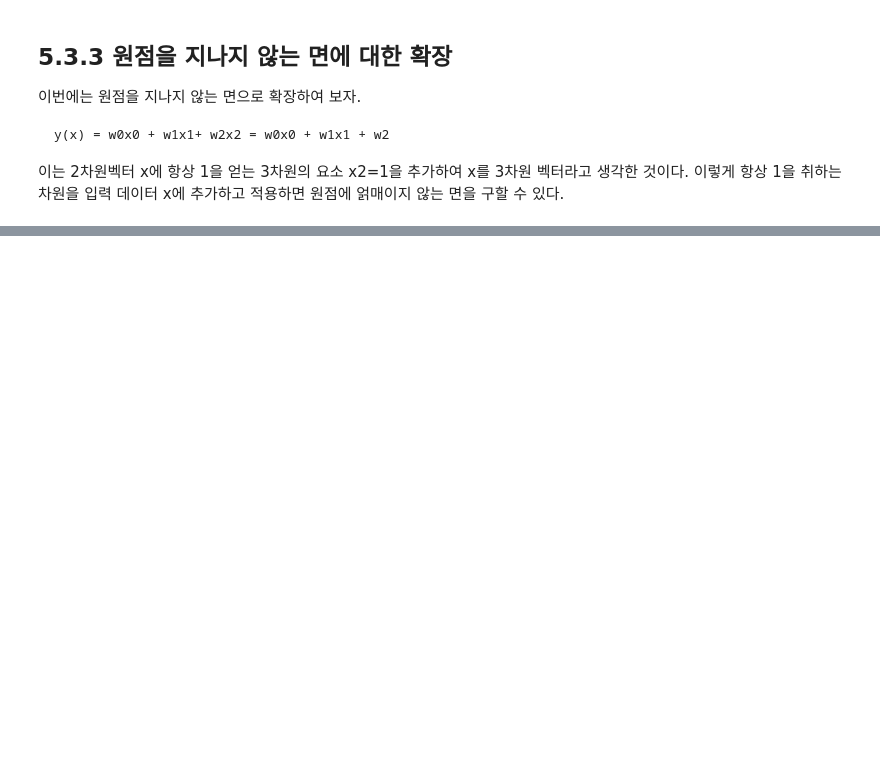
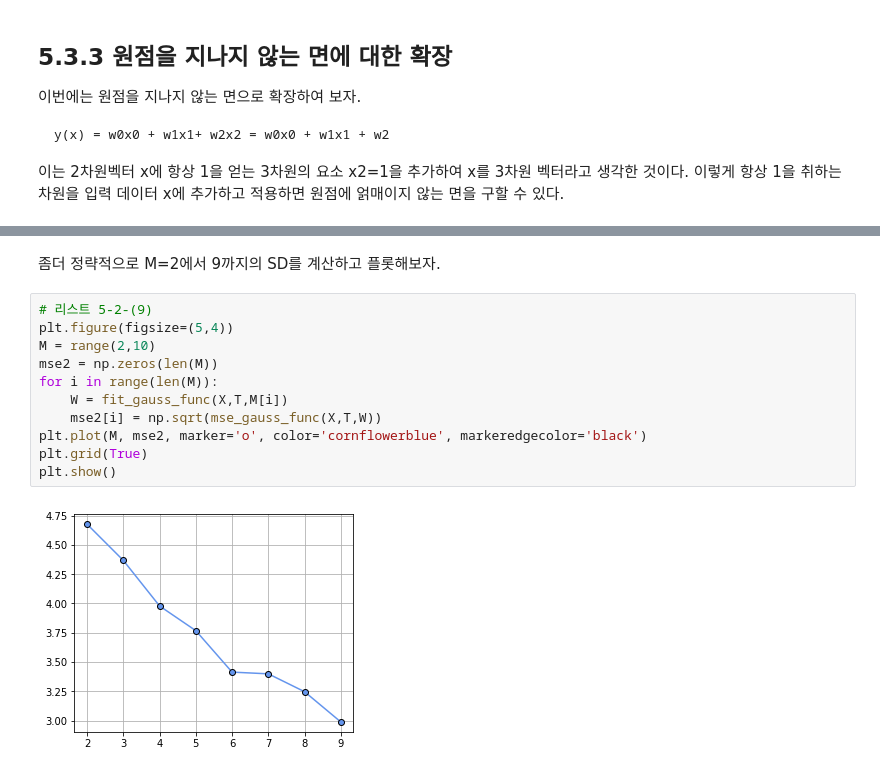
Before and after one commit to seongsilheo/Machine-Learning, a Jupyter notebook: Machine-Learning-Basic/05_지도학습-회귀.ipynb, the cells around one changed output, grey strips where cells are left out. Cells and saved outputs as stored; diff of their text form; blank space fills up the shorter version.

```diff
--- a/Machine-Learning-Basic/05_지도학습-회귀.ipynb
+++ b/Machine-Learning-Basic/05_지도학습-회귀.ipynb
@@ -403,0 +531,15 @@ SD=0.500 cm
+# %% [markdown]
+좀더 정략적으로 M=2에서 9까지의 SD를 계산하고 플롯해보자.
+# %%
+# 리스트 5-2-(9)
+plt.figure(figsize=(5,4))
+M = range(2,10)
+mse2 = np.zeros(len(M))
+for i in range(len(M)):
+    W = fit_gauss_func(X,T,M[i])
+    mse2[i] = np.sqrt(mse_gauss_func(X,T,W))
+plt.plot(M, mse2, marker='o', color='cornflowerblue', markeredgecolor='black')
+plt.grid(True)
+plt.show()
+# %% [output]
+[figure, added]
```
Also changed, not shown: parts of 38 cells of this notebook.
